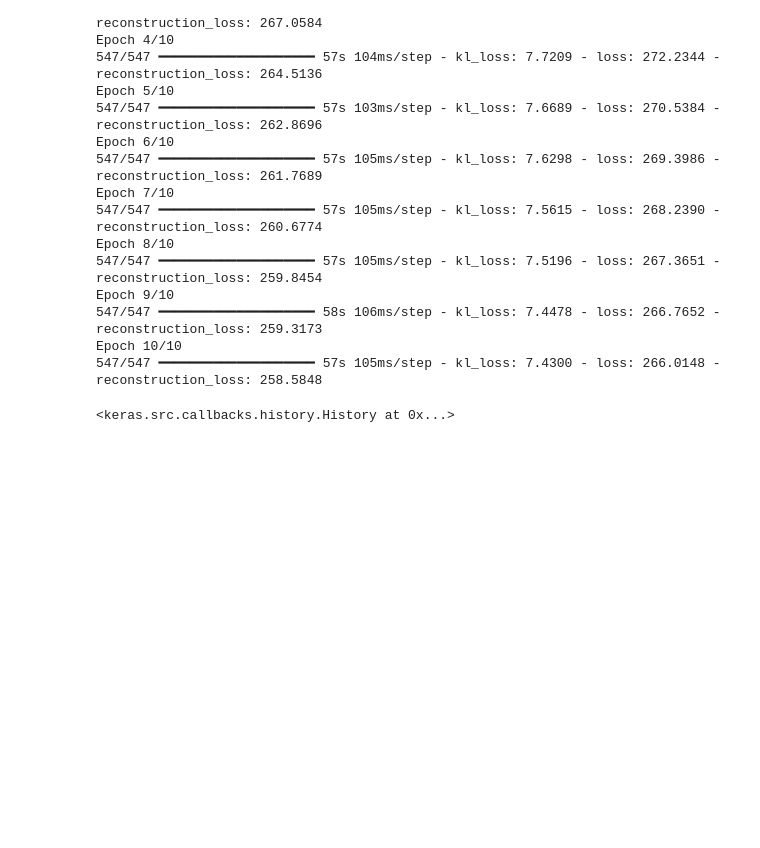
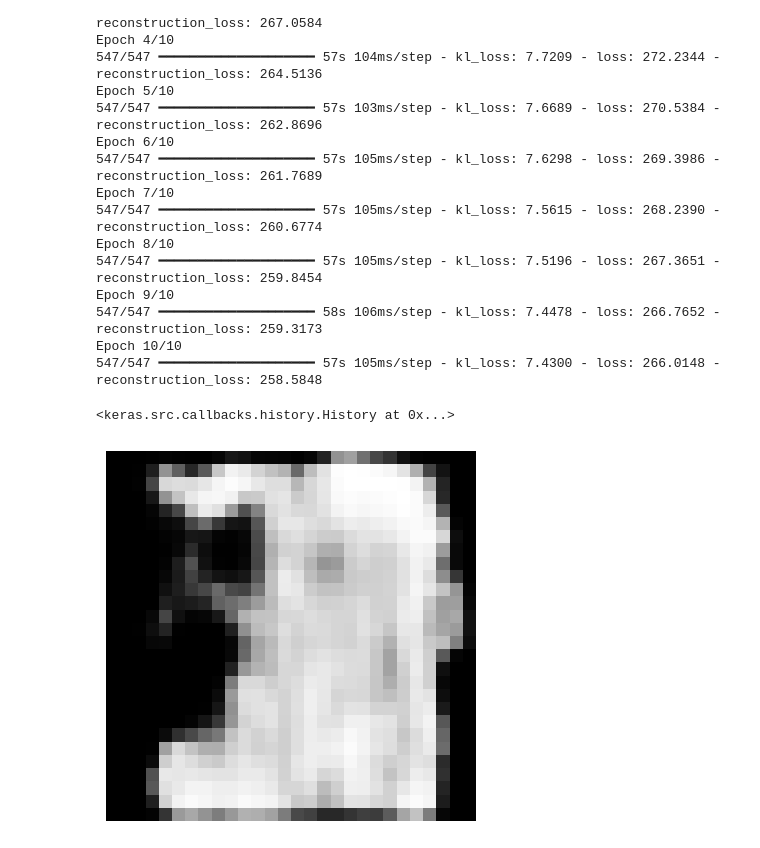
Before and after one commit to shovo896/DeepLearning2, a Jupyter notebook: vriaauto.ipynb, the cells around one changed output. Drawn from its saved outputs; the diff is of its cells as text; code cells hidden in the pictures; blank space fills up the shorter version.

```diff
--- a/vriaauto.ipynb
+++ b/vriaauto.ipynb
@@ -154,3 +154,15 @@ Epoch 9/10
 Epoch 10/10
 547/547 ━━━━━━━━━━━━━━━━━━━━ 57s 105ms/step - kl_loss: 7.4300 - loss: 266.0148 - reconstruction_loss: 258.5848
 <keras.src.callbacks.history.History at 0x...>
+# %%
+import matplotlib.pyplot as plt
+
+# Sample a random latent vector and decode
+z_sample = tf.random.normal(shape=(1, latent_dim))
+generated = decoder(z_sample)[0].numpy().squeeze()
+
+plt.imshow(generated, cmap='gray')
+plt.axis('off')
+plt.show()
+# %% [output]
+[figure, added]
```
